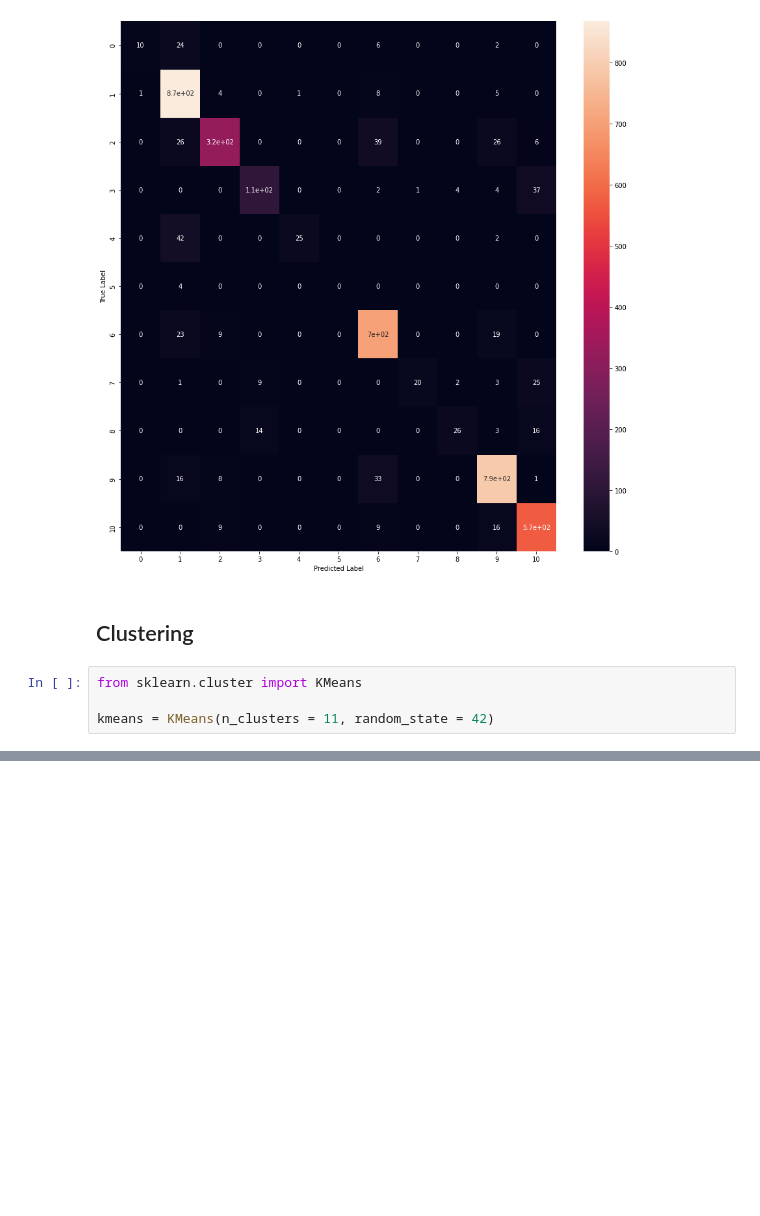
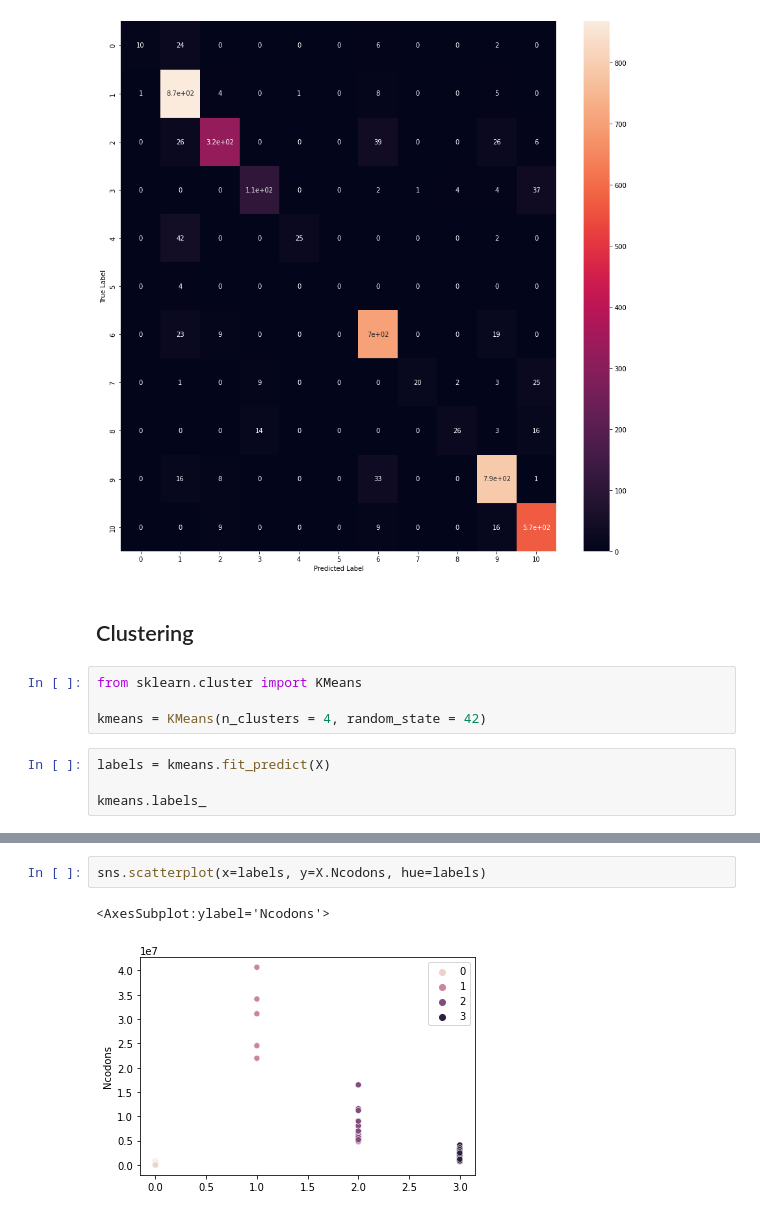
Before and after one commit to S3rPente/codon-usage, a Jupyter notebook: codon_usage.ipynb, the cells around one changed output, grey strips where cells are left out. Cells and saved outputs as stored; diff of their text form; blank space fills up the shorter version.

```diff
--- a/codon_usage.ipynb
+++ b/codon_usage.ipynb
@@ -407,4 +411,8 @@ Accuracy score: 0.882322844717319
 # %%
 from sklearn.cluster import KMeans
 
-kmeans = KMeans(n_clusters = 11, random_state = 42)
+kmeans = KMeans(n_clusters = 4, random_state = 42)
+# %%
+labels = kmeans.fit_predict(X)
+
+kmeans.labels_
@@ -410,0 +429,5 @@ kmeans = KMeans(n_clusters = 11, random_state = 42)
+# %%
+sns.scatterplot(x=labels, y=X.Ncodons, hue=labels)
+# %% [output]
+<AxesSubplot:ylabel='Ncodons'>
+[figure, added]
```
Also changed, not shown: parts of 15 cells of this notebook.
